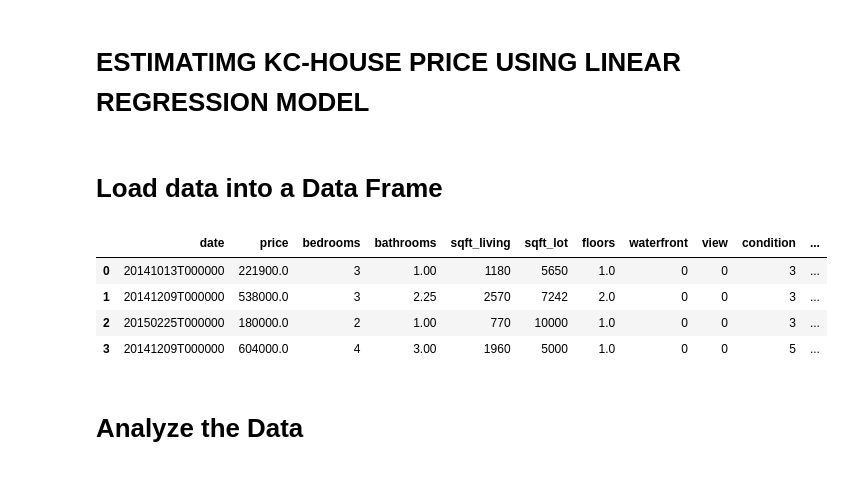
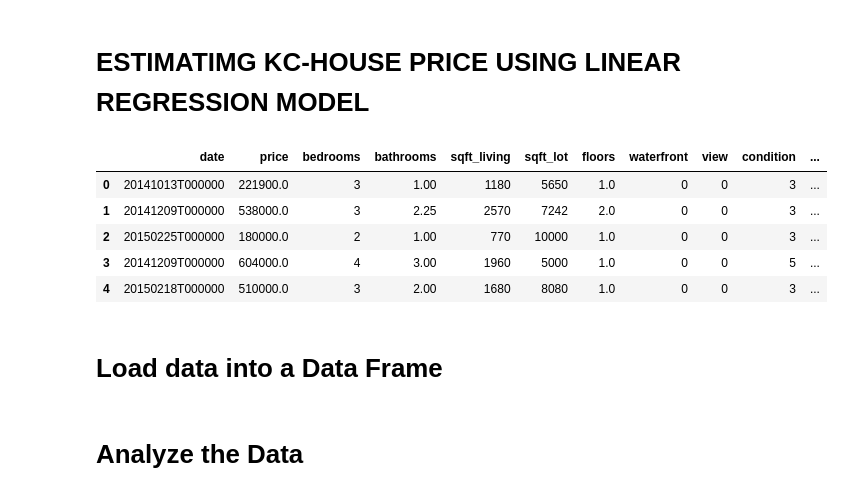
Before and after one commit to Sammanifer123/ML_Assigment_2, a Jupyter notebook: kc_house_IT19106502_linear_regression .ipynb, the cells around one changed output. Drawn from its saved outputs; the diff is of its cells as text; code cells hidden in the pictures.

```diff
--- a/kc__house_IT19106502_linear_regression.ipynb
+++ b/kc_house_IT19106502_linear_regression .ipynb
@@ -19,19 +19,21 @@ from sklearn.model_selection import cross_val_score
 matplotlib.rcParams["figure.figsize"] = (12, 12)
 import warnings
 warnings.filterwarnings(action='ignore')
+# %%
+
+df1 = pd.read_csv('kc_house_data.csv')
+
+# Print first five rows of the table
+df1.head(5)
+# %% [output]
+|  | date | price | bedrooms | bathrooms | sqft_living | sqft_lot | floors | waterfront | view | condition | ... |
+| 0 | 20141013T000000 | 221900.0 | 3 | 1.00 | 1180 | 5650 | 1.0 | 0 | 0 | 3 | ... |
+| 1 | 20141209T000000 | 538000.0 | 3 | 2.25 | 2570 | 7242 | 2.0 | 0 | 0 | 3 | ... |
+| 2 | 20150225T000000 | 180000.0 | 2 | 1.00 | 770 | 10000 | 1.0 | 0 | 0 | 3 | ... |
+| 3 | 20141209T000000 | 604000.0 | 4 | 3.00 | 1960 | 5000 | 1.0 | 0 | 0 | 5 | ... |
+| 4 | 20150218T000000 | 510000.0 | 3 | 2.00 | 1680 | 8080 | 1.0 | 0 | 0 | 3 | ... |
 # %% [markdown]
 # Load data into a Data Frame
-# %%
-df1 = pd.read_csv('kc_house_data.csv')
-
-# head(3) will print first 3 rows of the calling dataset
-df1.head(4)
-# %% [output]
-|  | date | price | bedrooms | bathrooms | sqft_living | sqft_lot | floors | waterfront | view | condition | ... |
-| 0 | 20141013T000000 | 221900.0 | 3 | 1.00 | 1180 | 5650 | 1.0 | 0 | 0 | 3 | ... |
-| 1 | 20141209T000000 | 538000.0 | 3 | 2.25 | 2570 | 7242 | 2.0 | 0 | 0 | 3 | ... |
-| 2 | 20150225T000000 | 180000.0 | 2 | 1.00 | 770 | 10000 | 1.0 | 0 | 0 | 3 | ... |
-| 3 | 20141209T000000 | 604000.0 | 4 | 3.00 | 1960 | 5000 | 1.0 | 0 | 0 | 5 | ... |
 # %% [markdown]
 # Analyze the Data
 # %%
```
Also changed, not shown: parts of 5 cells of this notebook.
